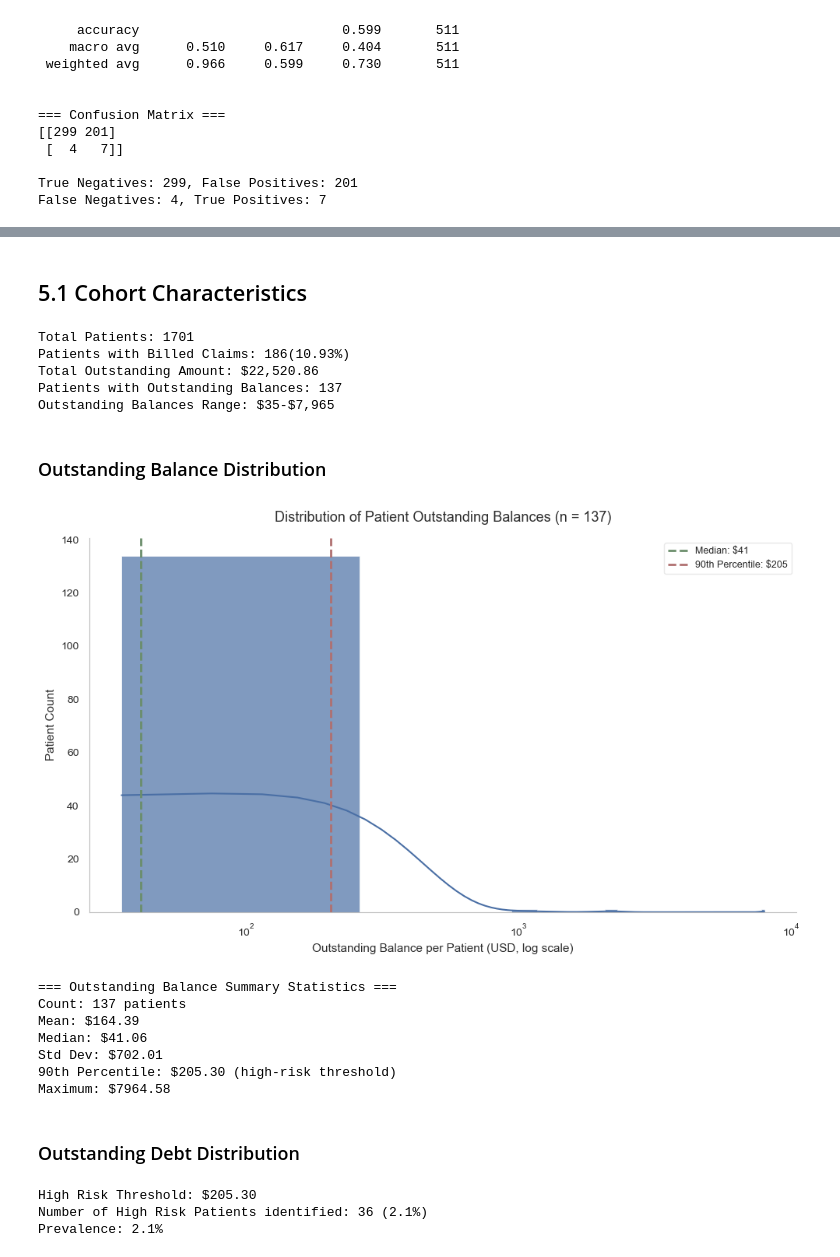
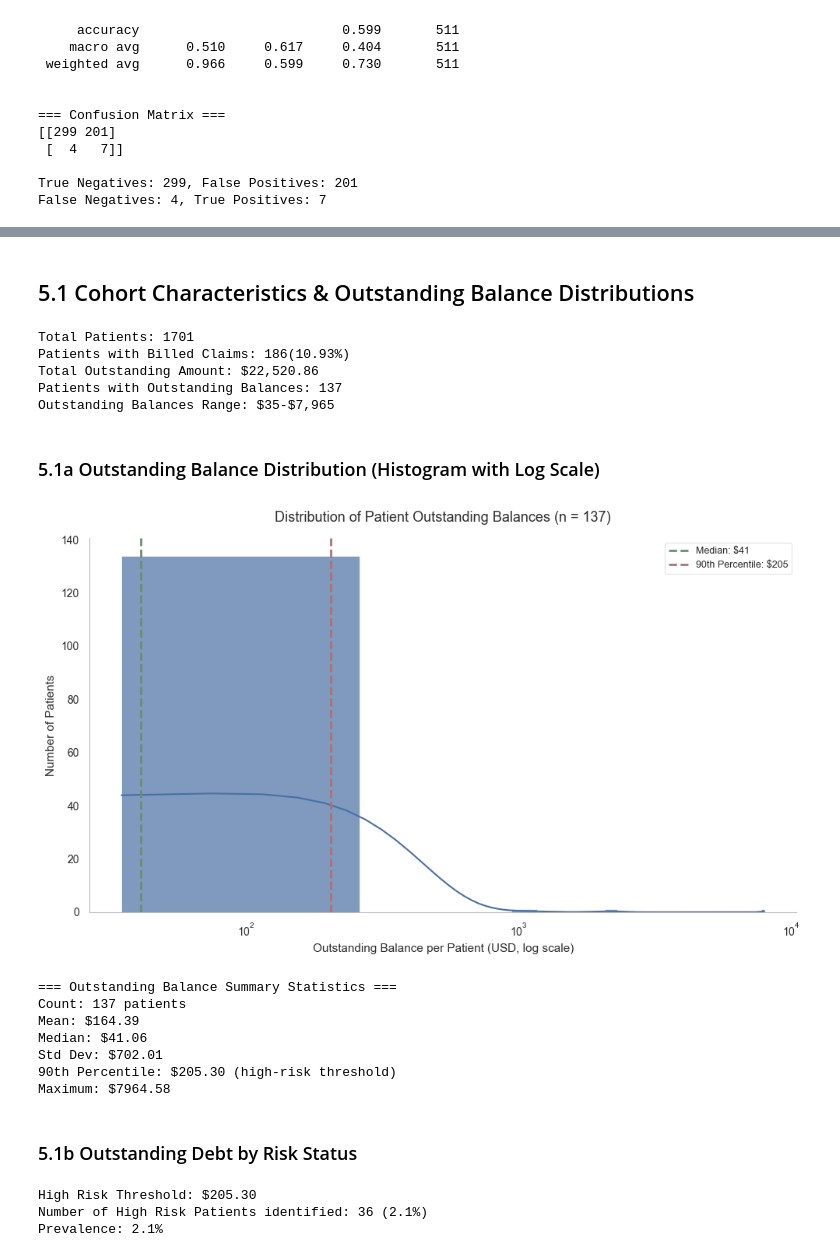
Before and after one commit to riyashet-hds/healthcare-ftr-prediction, a Jupyter notebook: notebooks/ftr_analysis_complete.ipynb, the cells around one changed output, grey strips where cells are left out. Cells and saved outputs as stored; diff of their text form; code cells hidden in the pictures.

```diff
--- a/notebooks/ftr_analysis_complete.ipynb
+++ b/notebooks/ftr_analysis_complete.ipynb
@@ -37,13 +117,20 @@ cond_agg = (conditions.groupby('PATIENT')['CODE'].nunique().reset_index(name='co
 # %% [markdown]
 ## 2.2 Transaction-level data aggregation:
 # %%
-# '1' = Payer Paid, 'p' = Patient Paid
-# (CHANGED TO UNITAMOUNT vs AMOUNT bc UNIT was always 1 and UNIT repeated only CHARGE TYPE, whereas AMOUNT contained CHARGE and TRANSFERIN)
+# ===========================================================================
+# Transaction-Level Aggregation: Charge Amounts by Transfer Type
+# ===========================================================================
+# Purpose: Aggregate individual transaction line items to claim-level totals
+# TRANSFERTYPE codes: '1' = Payer paid, 'p' = Patient paid
+# Column Selection: UNITAMOUNT (amount per unit) rather than AMOUNT
+#   - Reason: AMOUNT contained mixed semantics (CHARGE and TRANSFERIN confusion)
+#   - UNITAMOUNT is cleaner: always represents charge amount per unit
+# ===========================================================================
+
 trans_agg = claims_transactions.groupby('CLAIMID').agg(
-    CHARGE_AMOUNT=('UNITAMOUNT', 'sum'),
-    payer_paid=('UNITAMOUNT', lambda x: x[claims_transactions.loc[x.index, 'TRANSFERTYPE'] == '1'].sum()),
-    patient_paid=('UNITAMOUNT', lambda x: x[claims_transactions.loc[
-                  x.index, 'TRANSFERTYPE'] == 'p'].sum())
+    CHARGE_AMOUNT=('UNITAMOUNT', 'sum'),  # Total charged on claim
+    payer_paid=('UNITAMOUNT', lambda x: x[claims_transactions.loc[x.index, 'TRANSFERTYPE'] == '1'].sum()),  # Insurance paid
+    patient_paid=('UNITAMOUNT', lambda x: x[claims_transactions.loc[x.index, 'TRANSFERTYPE'] == 'p'].sum())  # Patient paid
 ).reset_index()
 # %%
 # 2. Merge Transaction totals into Claims
@@ -578,7 +717,7 @@ plt.rcParams.update({
 
 sns.set_style("white")
 # %% [markdown]
-## 5.1 Cohort Characteristics
+## 5.1 Cohort Characteristics & Outstanding Balance Distributions
 # %%
 print(f"Total Patients: {len(patients)}")
 print(f"Patients with Billed Claims: {patients_claims['total_outstandingp'].notna().sum()}({patients_claims['total_outstandingp'].notna().sum() / len(patients) *100:,.2f}%)")
@@ -593,7 +732,7 @@ Total Outstanding Amount: $22,520.86
 Patients with Outstanding Balances: 137
 Outstanding Balances Range: $35-$7,965
 # %% [markdown]
-### Outstanding Balance Distribution
+### 5.1a Outstanding Balance Distribution (Histogram with Log Scale)
 # %%
 non_zero = final_df[final_df['total_outstanding_p'] > 0].copy()
 
@@ -626,35 +765,35 @@ ax.axvline(p90_val, color=COLOR_NEGATIVE, linestyle='--', linewidth=2,
            label=f'90th Percentile: ${p90_val:,.0f}')
 
 # Labels
 ax.set_xlabel('Outstanding Balance per Patient (USD, log scale)', fontsize=11, color=COLOR_TEXT)
-ax.set_ylabel('Patient Count', fontsize=11, color=COLOR_TEXT)
+ax.set_ylabel('Number of Patients', fontsize=11, color=COLOR_TEXT)
 ax.set_title(f'Distribution of Patient Outstanding Balances (n = {n_patients})',
              fontsize=13, fontweight='medium', color=COLOR_TEXT, pad=15)
 
 # Legend
 ax.legend(frameon=True, facecolor='white', edgecolor=COLOR_GRID, loc='upper right')
 
 # Remove visual clutter
 ax.spines['top'].set_visible(False)
 ax.spines['right'].set_visible(False)
 ax.spines['left'].set_color(COLOR_SPINE)
 ax.spines['bottom'].set_color(COLOR_SPINE)
 ax.grid(False)
 
 plt.tight_layout()
 plt.savefig('dist_outstanding_balances_annotated.png', dpi=300, bbox_inches='tight')
 plt.show()
 # Summary statistics table
 summary_stats = non_zero['total_outstanding_p'].describe()
 print("\n=== Outstanding Balance Summary Statistics ===")
 print(f"Count: {summary_stats['count']:.0f} patients")
 print(f"Mean: ${summary_stats['mean']:.2f}")
 print(f"Median: ${summary_stats['50%']:.2f}")
 print(f"Std Dev: ${summary_stats['std']:.2f}")
 print(f"90th Percentile: ${p90_val:.2f} (high-risk threshold)")
 print(f"Maximum: ${summary_stats['max']:.2f}")
 # %% [output]
-[figure, old version]
+[figure, new version]
 === Outstanding Balance Summary Statistics ===
 Count: 137 patients
 Mean: $164.39
@@ -663,7 +802,7 @@ Std Dev: $702.01
 90th Percentile: $205.30 (high-risk threshold)
 Maximum: $7964.58
 # %% [markdown]
-### Outstanding Debt Distribution
+### 5.1b Outstanding Debt by Risk Status
 # %%
 print(f"High Risk Threshold: ${debt_threshold:.2f}")
 print(f"Number of High Risk Patients identified: {final_df['is_high_risk'].sum()} ({final_df['is_high_risk'].sum() / len(patients) *100:,.1f}%)")
```
Also changed, not shown: parts of 53 cells of this notebook.
